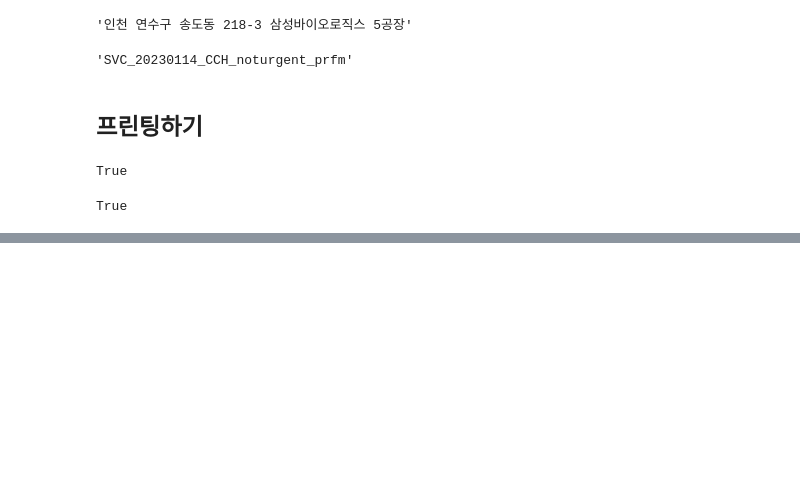
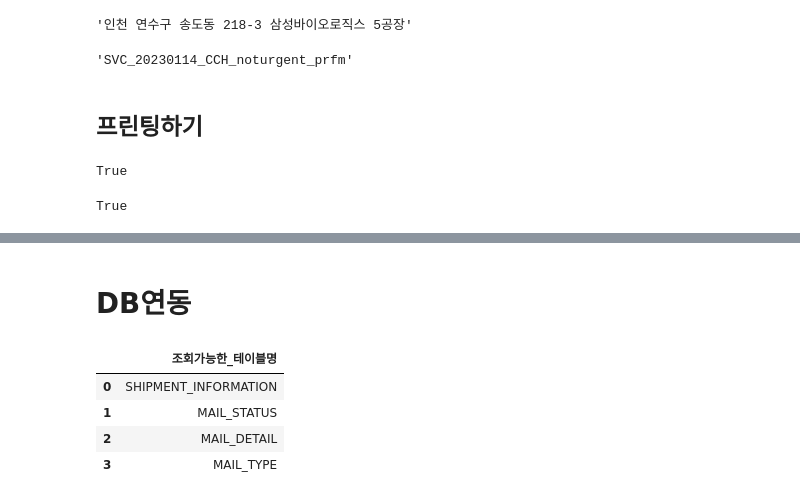
Before and after one commit to Themath93/warehouse-management-system, a Jupyter notebook: jp/Print_form.ipynb, the cells around one changed output, grey strips where cells are left out. Drawn from its saved outputs; the diff is of its cells as text; code cells hidden in the pictures; blank space fills up the shorter version.

```diff
--- a/jp/Print_form.ipynb
+++ b/jp/Print_form.ipynb
@@ -418,0 +854,22 @@ os.getcwd()
+# %% [markdown]
+# DB연동
+# %%
+import cx_Oracle
+import os
+import pandas as pd
+#!pip insall cx_Oracle
+LOCATION = r"C:\Users\lms46\Desktop\fulfill\instantclient_fulfill"
+os.environ["PATH"] = LOCATION + ";" + os.environ["PATH"]
+cx_Oracle.init_oracle_client(lib_dir=LOCATION)
+
+connection = cx_Oracle.connect(
+    user='dw_fulfill', password='fulfillment123QWE!@#', dsn='fulfill_high'
+
+)
+cursor = connection.cursor()
+# %%
+connection = cx_Oracle.connect(
+    user='dw_fulfill', password='fulfillment123QWE!@#', dsn='fulfill_high'
+
+)
+cursor = connection.cursor()
@@ -418,0 +903,26 @@ os.getcwd()
+# %%
+try:
+    LOCATION = r"C:\Users\lms46\Desktop\fulfill\instantclient_fulfill"
+    os.environ["PATH"] = LOCATION + ";" + os.environ["PATH"]
+    cx_Oracle.init_oracle_client(lib_dir=LOCATION)
+
+    connection = cx_Oracle.connect(
+        user='dw_fulfill', password='fulfillment123QWE!@#', dsn='fulfill_high'
+
+    )
+    cursor = connection.cursor()
+
+except:
+    connection = cx_Oracle.connect(
+        user='dw_fulfill', password='fulfillment123QWE!@#', dsn='fulfill_high'
+
+    )
+    cursor = connection.cursor()
+
+get_df_from_db()
+# %% [output]
+|  | 조회가능한_테이블명 |
+| 0 | SHIPMENT_INFORMATION |
+| 1 | MAIL_STATUS |
+| 2 | MAIL_DETAIL |
+| 3 | MAIL_TYPE |
```
Also changed, not shown: parts of 46 cells of this notebook, 9 other files.
